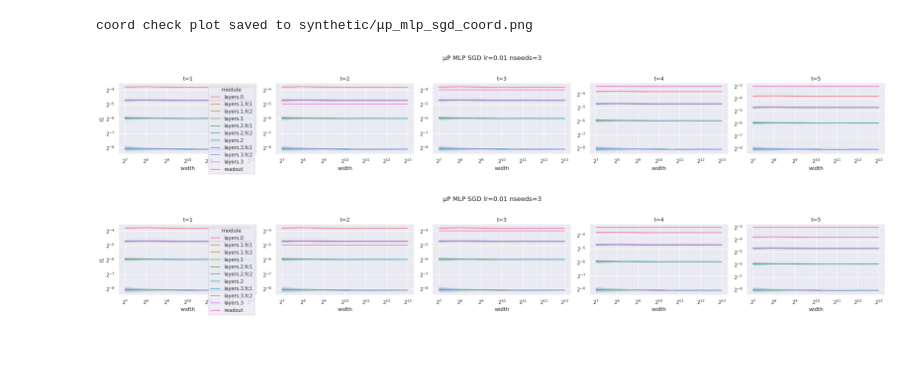
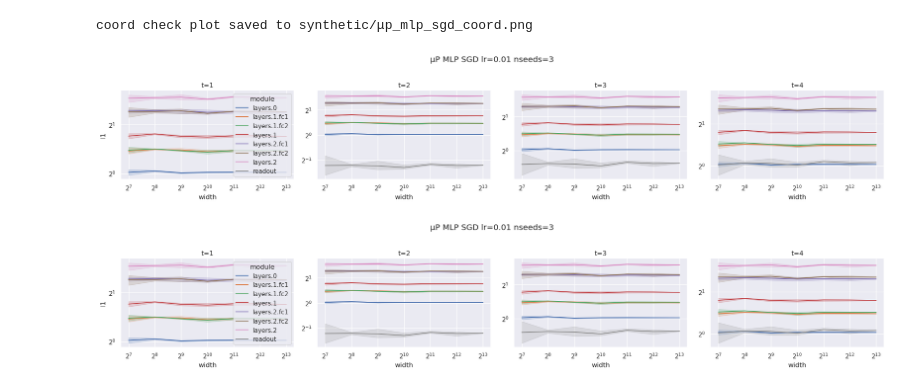
Before and after one commit to okitouni/torch-flame, a Jupyter notebook: mup/synthetic.ipynb, the cells around one changed output. Cells and saved outputs as stored; diff of their text form; code cells hidden in the pictures; blank space fills up the shorter version.

```diff
--- a/mup/synthetic.ipynb
+++ b/mup/synthetic.ipynb
@@ -6,6 +6,9 @@ import numpy as np
 import torchflame as tf
 from torchflame.models import MLP, get_optimizer
 import pandas as pd
+import os
+
+os.makedirs("synthetic", exist_ok=True)
 
 
 n_dims = 3
@@ -16,4 +19,8 @@ seed = 0
 
 rng = torch.Generator().manual_seed(seed)
 X = torch.randn(samples, n_dims, generator=rng)
-y = torch.randn(samples, 1, generator=rng) if random else torch.norm(X, dim=1, keepdim=True)
+y = (
+    torch.randn(samples, 1, generator=rng)
+    if random
+    else torch.norm(X, dim=1, keepdim=True)
+)
@@ -24,24 +27,38 @@ os.makedirs('synthetic', exist_ok=True)
+# %%
+import mup
+
+
+def update_readout(model):
+    readout_shape = model.readout.weight.shape
+    model.readout = mup.MuReadout(readout_shape[1], readout_shape[0])
+    return [model.readout]
+
+
+model_fn = lambda w: tf.mup.make_mup(
+    tf.models.ResMLP,
+    update_readout,
+    {"input_dim": n_dims, "hidden_dims": [w, w], "output_dim": 1},
+    {"hidden_dims": [2, 2]},
+)
 # %%
 torch.manual_seed(seed)
 
 tf.mup.coord_check(
-    tf.models.ResMLP,
-    nlayers=4,
-    in_dim=n_dims,
-    out_dim=1,
+    model_fn,
     mup=True,
     lr=0.01,
     train_loader=torch.utils.data.DataLoader(
         torch.utils.data.TensorDataset(X[:128], y[:128]), batch_size=128
     ),
-    nsteps=5,
+    nsteps=4,
     nseeds=3,
     legend=True,
+    lossfn='mse',
     plotdir='synthetic',
 )
 # %% [output]
 coord check plot saved to synthetic/μp_mlp_sgd_coord.png
-[figure, old version]
+[figure, new version]
-[figure, old version]
+[figure, new version]
 # %%
 widths = [32, 128, 512, 1024]
```
Also changed, not shown: parts of 5 cells of this notebook, 6 other files.
